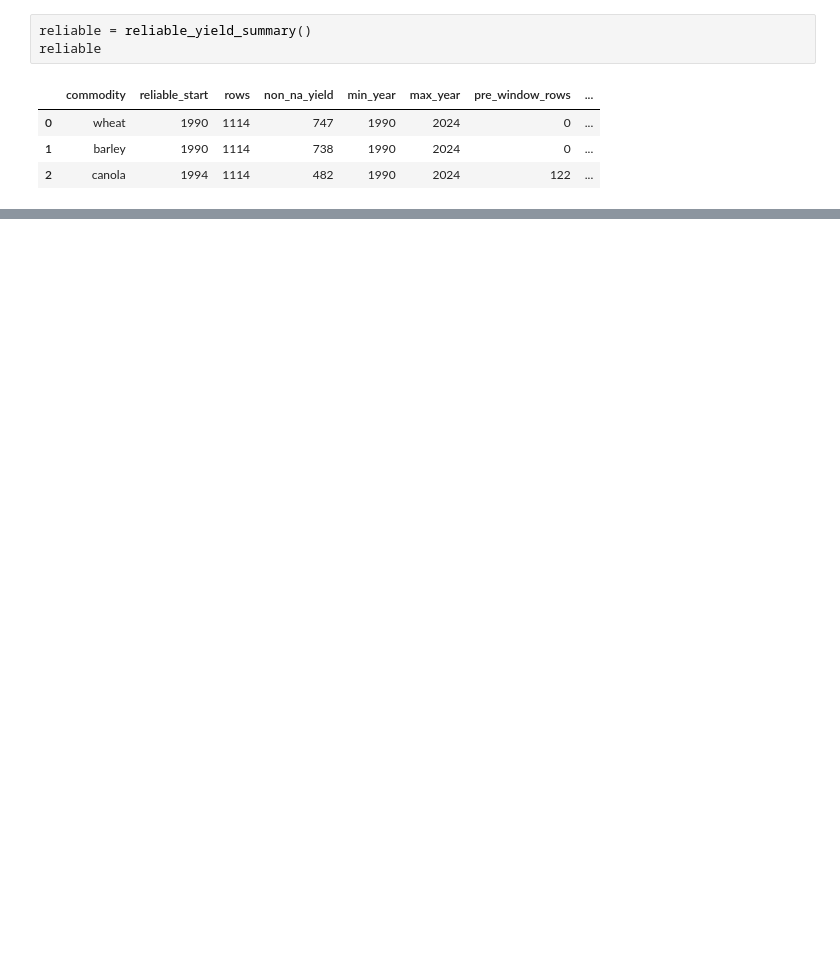
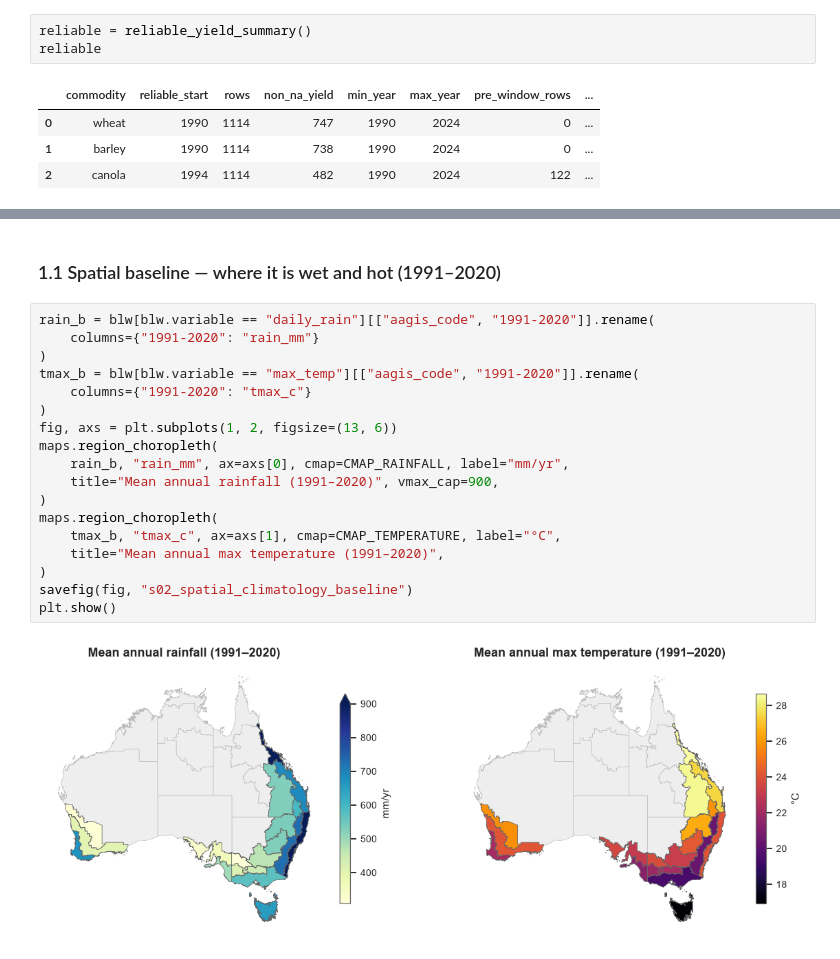
Before and after one commit to kota2003/agriculture-risk-monitoring-system, a Jupyter notebook: notebooks/03_exploratory_analysis.ipynb, the cells around one changed output, grey strips where cells are left out. Saved outputs shown, nothing was run; the diff lists cells and outputs as text; blank space fills up the shorter version.

Commit message:
[Phase 03 - Step 02] Full-record SILO climatology + regional climate EDA (maps, silo_climatology, notebook §1)

```diff
--- a/notebooks/03_exploratory_analysis.ipynb
+++ b/notebooks/03_exploratory_analysis.ipynb
@@ -104,0 +136,22 @@ _Each figure here will carry a one-sentence interpretation beneath it._
+# %% [markdown]
+### 1.1 Spatial baseline — where it is wet and hot (1991–2020)
+# %%
+rain_b = blw[blw.variable == "daily_rain"][["aagis_code", "1991-2020"]].rename(
+    columns={"1991-2020": "rain_mm"}
+)
+tmax_b = blw[blw.variable == "max_temp"][["aagis_code", "1991-2020"]].rename(
+    columns={"1991-2020": "tmax_c"}
+)
+fig, axs = plt.subplots(1, 2, figsize=(13, 6))
+maps.region_choropleth(
+    rain_b, "rain_mm", ax=axs[0], cmap=CMAP_RAINFALL, label="mm/yr",
+    title="Mean annual rainfall (1991–2020)", vmax_cap=900,
+)
+maps.region_choropleth(
+    tmax_b, "tmax_c", ax=axs[1], cmap=CMAP_TEMPERATURE, label="°C",
+    title="Mean annual max temperature (1991–2020)",
+)
+savefig(fig, "s02_spatial_climatology_baseline")
+plt.show()
+# %% [output]
+[figure, added]
```
Also changed, not shown: parts of 30 cells of this notebook, 13 other files.
